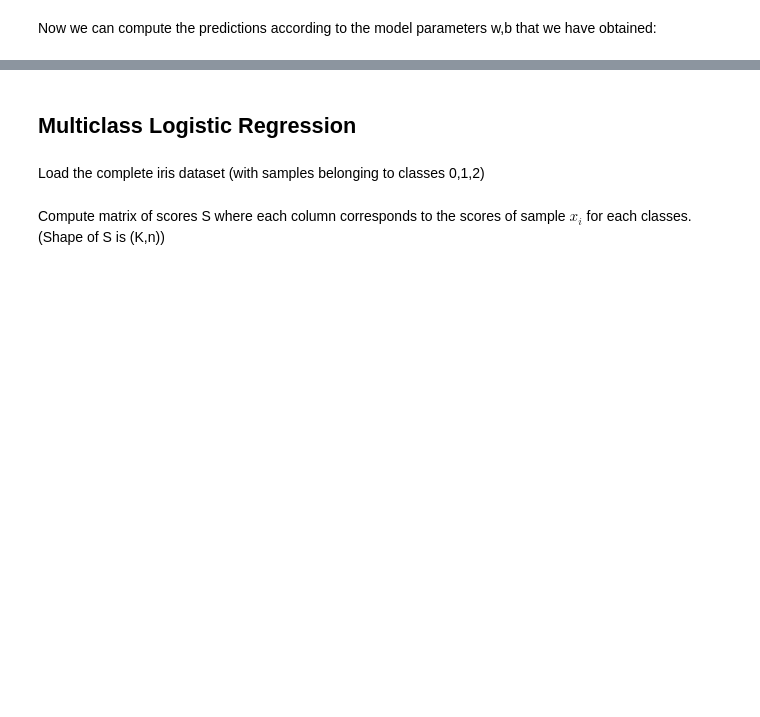
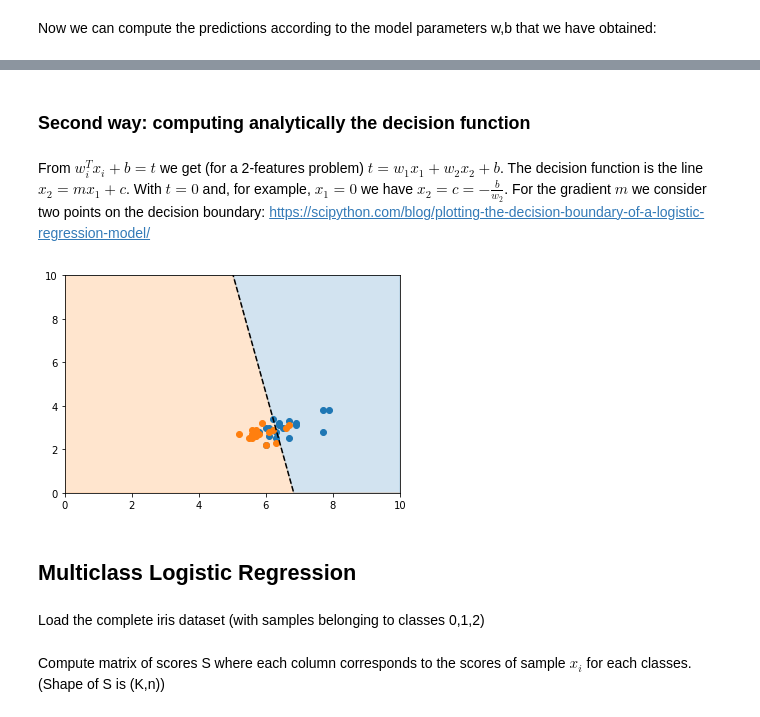
Before and after one commit to mattyred/poliTO-MachineLearningAndPatternRecognition, a Jupyter notebook: Labs/Lab_7/Lab7.ipynb, the cells around one changed output, grey strips where cells are left out. Drawn from its saved outputs; the diff is of its cells as text; code cells hidden in the pictures; blank space fills up the shorter version.

```diff
--- a/Labs/Lab_7/Lab7.ipynb
+++ b/Labs/Lab_7/Lab7.ipynb
@@ -177,3 +224,25 @@ Error rate with lambda=0.000001 is: 11.764705882352944%
+# %% [markdown]
+### Second way: computing analytically the decision function
+# %% [markdown]
+From $w_i^{T}x_i + b = t$ we get (for a 2-features problem) $t = w_1x_1 + w_2x_2 +b$. The decision function is the line $x_2 = mx_1 + c$. With $t=0$ and, for example, $x_1=0$ we have $x_2 = c = -\frac{b}{w_2}$. For the gradient $m$ we consider two points on the decision boundary: https://scipython.com/blog/plotting-the-decision-boundary-of-a-logistic-regression-model/
+# %%
+t = 0
+c = (t-b)/w[1]
+m = -w[0]/w[1]
+# Plot the data and the classification with the decision boundary.
+xmin, xmax = 0, 10
+ymin, ymax = 0, 10
+xd = np.array([xmin, xmax])
+yd = m*xd + c
+plt.xlim(xmin, xmax)
+plt.ylim(ymin, ymax)
+plt.plot(xd, yd, 'k', ls='--')
+plt.fill_between(xd, yd, ymin, color='tab:orange', alpha=0.2)
+plt.fill_between(xd, yd, ymax, color='tab:blue', alpha=0.2)
+for class_value in range(2):
+    plt.scatter(DTE_2f[0, LTE==class_value], DTE_2f[1, LTE==class_value])
+# %% [output]
+[figure, added]
 # %% [markdown]
 ## Multiclass Logistic Regression
 # %% [markdown]
```
Also changed, not shown: parts of 13 cells of this notebook.
